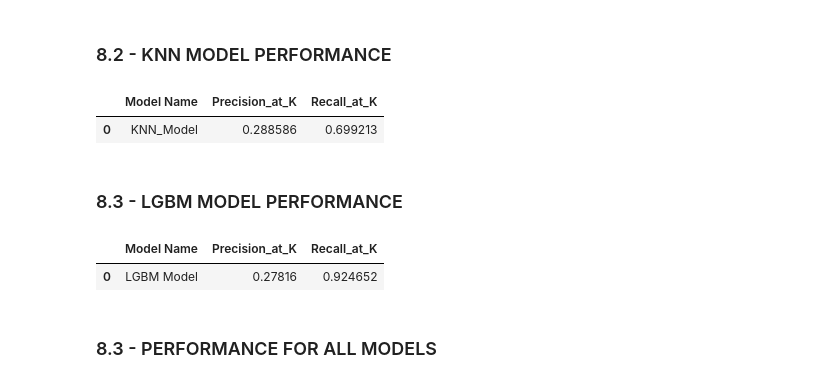
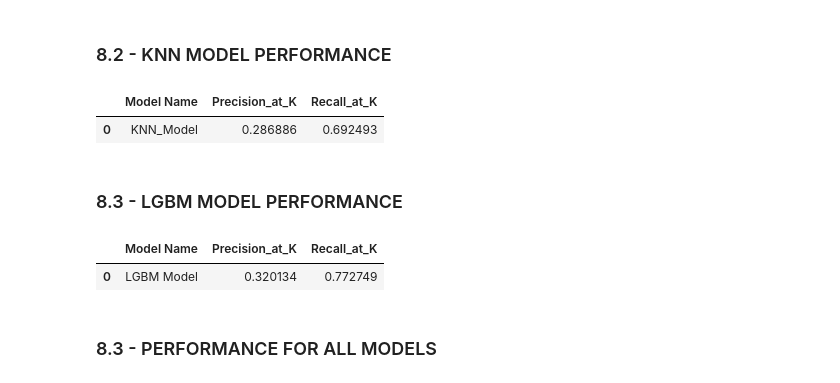
Before and after one commit to RPerottoni/Health_Insurance_Cross_Sell, a Jupyter notebook: notebooks/RP_01_Health_Insurance_Cross_Sell_V3.ipynb, the cells around one changed output. Cells and saved outputs as stored; diff of their text form; code cells hidden in the pictures.

```diff
--- a/notebooks/RP_01_Health_Insurance_Cross_Sell_V3.ipynb
+++ b/notebooks/RP_01_Health_Insurance_Cross_Sell_V3.ipynb
@@ -711,25 +590,22 @@ df5['avg_vehicle_damage_region_code'] = mms_vd_rc.fit_transform( df5[['avg_vehic
 # %% [markdown]
 ### 5.4 - ENCODER
 # %%
+# Frequency encoder for all columns
+
 # gender
-target_encode_gender = df5.groupby( 'gender' )['response'].mean()
-df5.loc[:, 'gender'] = df5['gender'].map( target_encode_gender )
+fe_gender = x_training.groupby('gender').size() / len(x_training)
+x_training.loc[:, 'gender'] = x_training['gender'].map( fe_gender )
 #pickle.dump(target_encode_gender, open('C:/Users/perot/Documents/ds_repos/projects/Health_Insurance_Cross_Sell/src/features/target_encode_gender_scaler.pkl', 'wb'))
 
 # region_code - Frequency Encoding / Target Encoding / Weighted Targed Encoding
-fe_region_code = df5.groupby( 'region_code').size() / len( df5 )
-df5.loc[:, 'region_code'] = df5['region_code'].map( fe_region_code )
+fe_region_code = x_training.groupby( 'region_code').size() / len( x_training )
+x_training.loc[:, 'region_code'] = x_training['region_code'].map( fe_region_code )
 #pickle.dump(fe_region_code, open('C:/Users/perot/Documents/ds_repos/projects/Health_Insurance_Cross_Sell/src/features/frequency_encode_region_code_scaler.pkl', 'wb'))
 
 # policy_sales_channel - Frequency Encoding / Target Encoding
-fe_policy_sales_channel = df5.groupby( 'policy_sales_channel' ).size() / len( df5 )
-df5.loc[:, 'policy_sales_channel'] = df5['policy_sales_channel'].map( fe_policy_sales_channel )
+fe_policy_sales_channel = x_training.groupby( 'policy_sales_channel' ).size() / len( x_training )
+x_training.loc[:, 'policy_sales_channel'] = x_training['policy_sales_channel'].map( fe_policy_sales_channel )
 #pickle.dump(fe_policy_sales_channel, open('C:/Users/perot/Documents/ds_repos/projects/Health_Insurance_Cross_Sell/src/features/frequency_encode_policy_sales_scaler.pkl', 'wb'))
-
-# vintage_month
-target_encode_vintage_month = df5.groupby( 'vintage_month' )['response'].mean()
-df5.loc[:, 'vintage_month'] = df5['vintage_month'].map( target_encode_vintage_month )
-#pickle.dump(target_encode_vintage_month, open('C:/Users/perot/Documents/ds_repos/projects/Health_Insurance_Cross_Sell/src/features/target_encode_vintage_month_scaler.pkl', 'wb'))
 # %% [markdown]
 ### 5.5 - VALIDATION PREPARATION
 # %% [markdown]
@@ -785,3 +618,0 @@ df1_valid['avg_vintage_age'] = df1_valid['age'].map(avg_vintage_per_age)
-# %%
-x_valid = df1_valid.drop('response', axis=1)
-y_valid = df1_valid['response'].copy()
@@ -846,5 +619,2 @@ x_valid = x_valid.fillna(0)
 # %% [markdown]
 ## 6 - FEATURE SELECTION
-# %%
-x_training = df5.drop('response', axis=1 )
-y_training = df5['response'].copy()
@@ -888,6 +710,5 @@ plt.show()
 # %%
-cols_selected = ['day_premium','vintage','age_premium','annual_premium','vehicle_damage','vintage_month','previously_insured','policy_sales_channel','region_code','region_premium','median_premium_by_region',
-                 'avg_day_premium_policy','age','avg_vehicle_damage_per_age','vehicle_age','avg_vehicle_damage_region_code','gender','avg_vintage_age']
+cols_selected = ['vintage', 'annual_premium','age','region_code','vehicle_damage','policy_sales_channel','previously_insured','vehicle_age']
 
 x_train = x_training[ cols_selected ]
 x_validation = x_valid[ cols_selected ]
@@ -1058,49 +856,47 @@ xgb_performance
 ### 8.2 - KNN MODEL PERFORMANCE
 # %%
 # Copy Data
-df8_unbalanced = x_valid.copy()
-df8_unbalanced['response'] = y_valid.copy()
+perf_valid = x_valid.copy()
+perf_valid['response'] = y_valid.copy()
 
 # Propensity score
-df8_unbalanced['score'] = yhat_knn[:,1].tolist()
+perf_valid['score'] = yhat_knn[:,1].tolist()
 
 # sorted clients by score
-df8_unbalanced = df8_unbalanced.sort_values( 'score', ascending=False )
+perf_valid = perf_valid.sort_values( 'score', ascending=False )
 
 # Compute precision at K
-precision_atK = precision_at_k(df8_unbalanced, k=20000 )
+precision_atK = precision_at_k(perf_valid, k=20000 )
 
 # Compute precision at K
-recall_atK = recall_at_k(df8_unbalanced, k=20000 )
+recall_atK = recall_at_k(perf_valid, k=20000 )
 
 KNN_performance = ml_performance('KNN_Model', precision_atK, recall_atK )
 KNN_performance
 # %% [output]
 |  | Model Name | Precision_at_K | Recall_at_K |
-| 0 | KNN_Model | 0.288586 | 0.699213 |
+| 0 | KNN_Model | 0.286886 | 0.692493 |
 # %% [markdown]
 ### 8.3 - LGBM MODEL PERFORMANCE
 # %%
-k = int(x_valid.shape[0]*0.4)
-
 # Copy Data
-df8_unbalanced = x_valid.copy()
-df8_unbalanced['response'] = y_valid.copy()
+perf_valid = x_valid.copy()
+perf_valid['response'] = y_valid.copy()
 
 # Propensity score
-df8_unbalanced['score'] = yhat_lgbm[:,1].tolist()
+perf_valid['score'] = yhat_lgbm[:,1].tolist()
 
 # sorted clients by score
-df8_unbalanced = df8_unbalanced.sort_values( 'score', ascending=False )
+perf_valid = perf_valid.sort_values( 'score', ascending=False )
 
 # Compute precision at K
-precision_atK = precision_at_k(df8_unbalanced, k=k )
+precision_atK = precision_at_k(perf_valid, k=20000 )
 
 # Compute precision at K
-recall_atK = recall_at_k(df8_unbalanced, k=k )
+recall_atK = recall_at_k(perf_valid, k=20000 )
 
 lgbm_performance = ml_performance('LGBM Model', precision_atK, recall_atK )
 lgbm_performance
 # %% [output]
 |  | Model Name | Precision_at_K | Recall_at_K |
-| 0 | LGBM Model | 0.27816 | 0.924652 |
+| 0 | LGBM Model | 0.320134 | 0.772749 |
```
Also changed, not shown: parts of 40 cells of this notebook, 1 other file.
